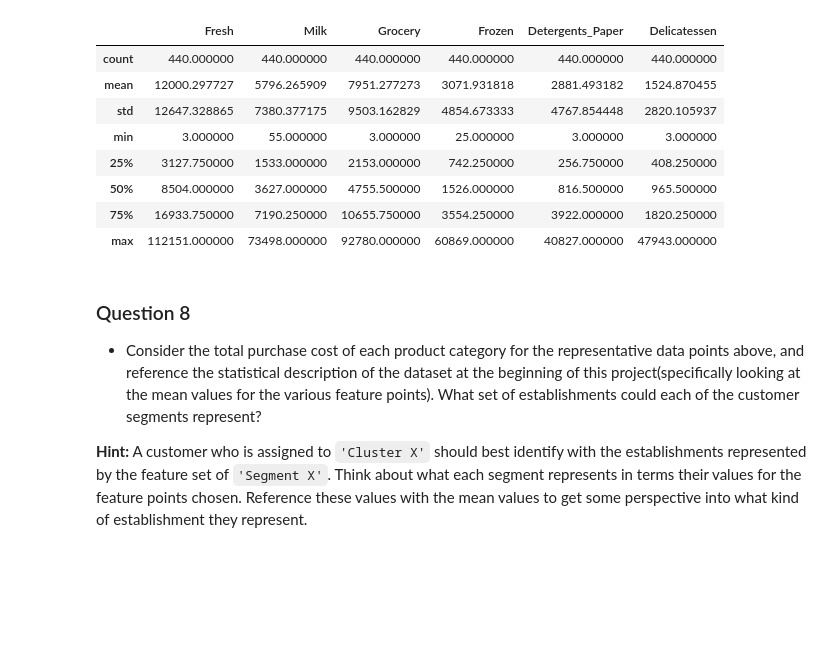
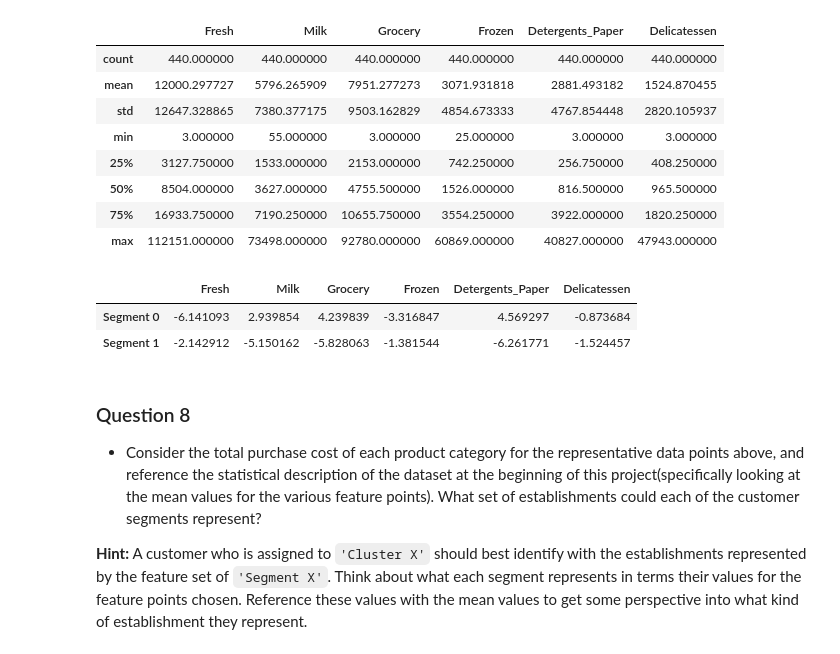
Before and after one commit to intsco/machine-learning, a Jupyter notebook: projects/customer_segments/customer_segments.ipynb, the cells around one changed output. Cells and saved outputs as stored; diff of their text form; code cells hidden in the pictures; blank space fills up the shorter version.

```diff
--- a/projects/customer_segments/customer_segments.ipynb
+++ b/projects/customer_segments/customer_segments.ipynb
@@ -98,0 +84,4 @@ dtype: float64
+# %%
+for i in range(3):
+    print('Random sample {}'.format(i))
+    display((samples.iloc[i] - data.mean())/data.max() * 100)
@@ -633,6 +637,12 @@ data.describe()
 | 50% | 8504.000000 | 3627.000000 | 4755.500000 | 1526.000000 | 816.500000 | 965.500000 |
 | 75% | 16933.750000 | 7190.250000 | 10655.750000 | 3554.250000 | 3922.000000 | 1820.250000 |
 | max | 112151.000000 | 73498.000000 | 92780.000000 | 60869.000000 | 40827.000000 | 47943.000000 |
+# %%
+(true_centers - data.mean()) / data.max() * 100
+# %% [output]
+|  | Fresh | Milk | Grocery | Frozen | Detergents_Paper | Delicatessen |
+| Segment 0 | -6.141093 | 2.939854 | 4.239839 | -3.316847 | 4.569297 | -0.873684 |
+| Segment 1 | -2.142912 | -5.150162 | -5.828063 | -1.381544 | -6.261771 | -1.524457 |
 # %% [markdown]
 ### Question 8
 
```
Also changed, not shown: parts of 32 cells of this notebook, 1 other file.
